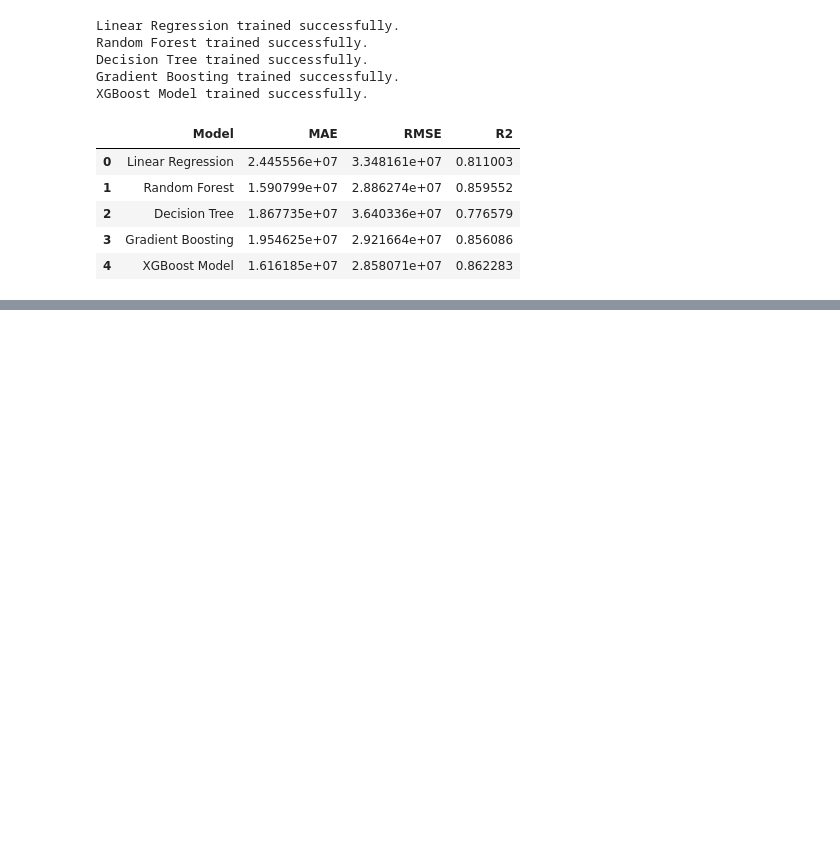
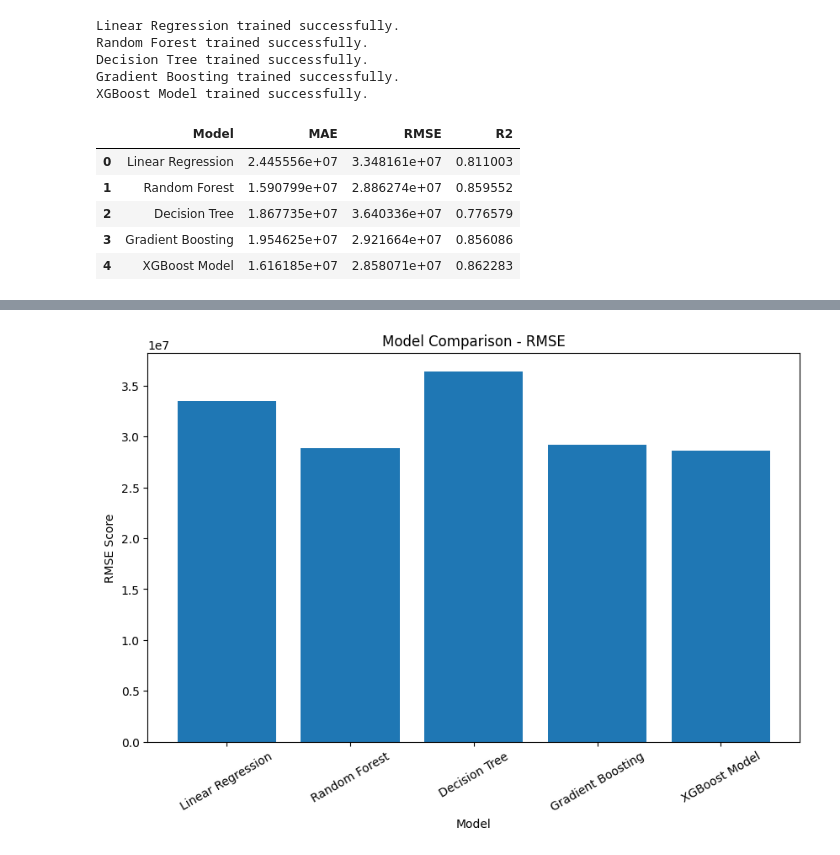
Before and after one commit to DhaneeraDulvanya/Sri-Lankan-Land-Price-Prediction-and-Real-Estate-Market-Analysis-System, a Jupyter notebook: notebooks/04_model_training.ipynb, the cells around one changed output, grey strips where cells are left out. Drawn from its saved outputs; the diff is of its cells as text; code cells hidden in the pictures; blank space fills up the shorter version.

```diff
--- a/notebooks/04_model_training.ipynb
+++ b/notebooks/04_model_training.ipynb
@@ -226,0 +288,19 @@ results_df
+# %%
+# RMSE
+
+plt.figure(figsize=(10, 6))
+
+plt.bar(
+    results_df["Model"],
+    results_df["RMSE"]
+)
+
+plt.xlabel("Model")
+plt.ylabel("RMSE Score")
+plt.title("Model Comparison - RMSE")
+
+plt.xticks(rotation=30)
+
+plt.show()
+# %% [output]
+[figure, added]
```
Also changed, not shown: parts of 5 cells of this notebook.
